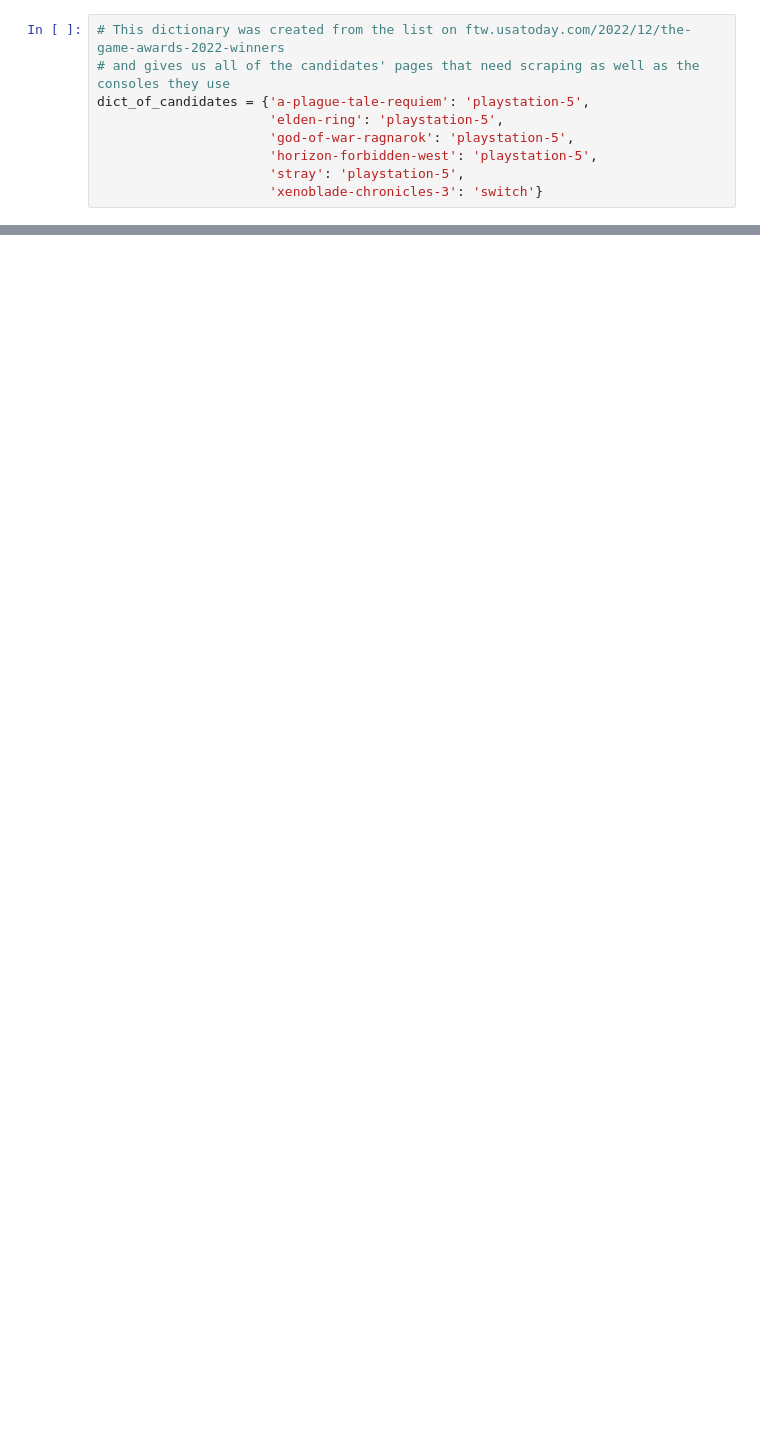
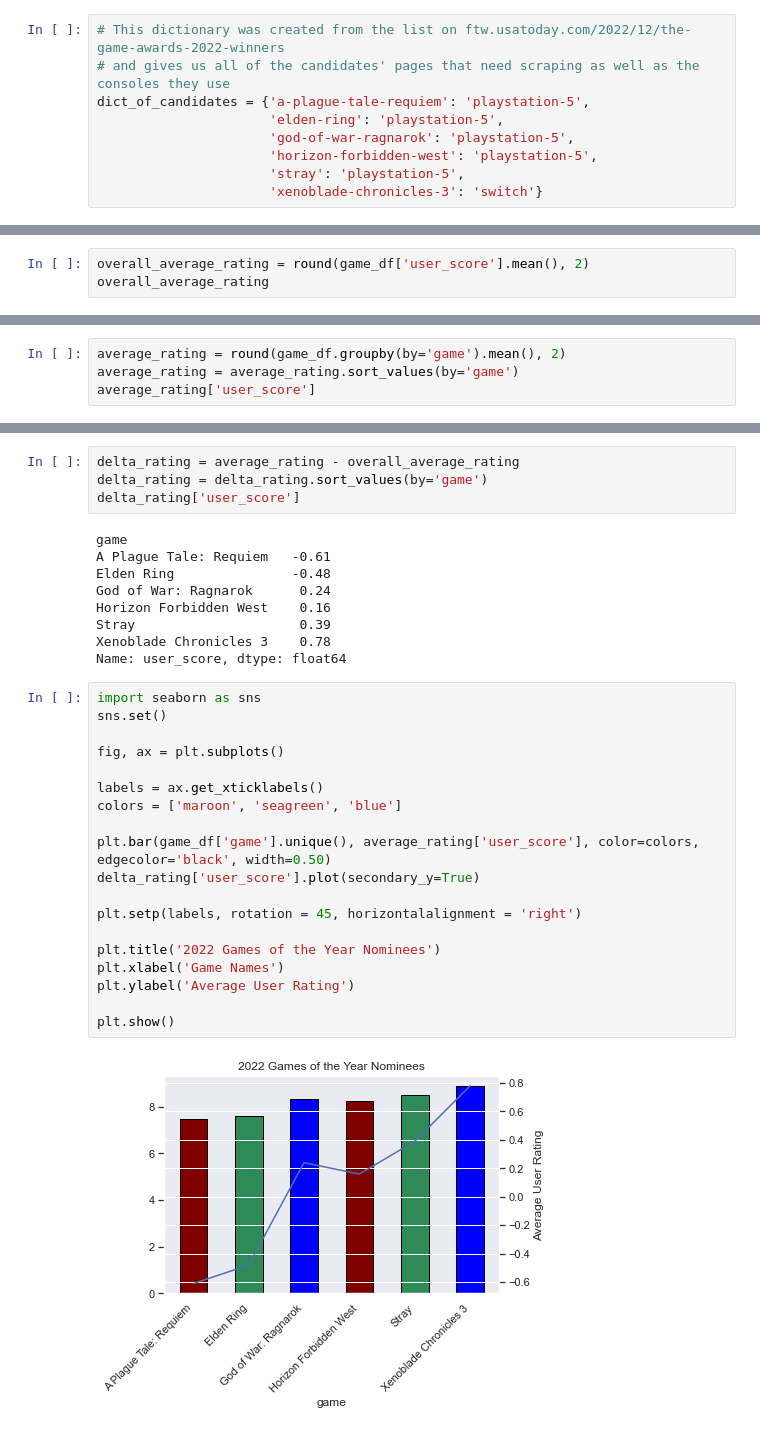
Before and after one commit to bazinga183/2022_Game_of_the_Year, a Jupyter notebook: Game of the Year Candidates.ipynb, the cells around one changed output, grey strips where cells are left out. Cells and saved outputs as stored; diff of their text form; blank space fills up the shorter version.

```diff
--- a/Game of the Year Candidates.ipynb
+++ b/Game of the Year Candidates.ipynb
@@ -164,0 +166,3 @@ dtype: object
+# %%
+overall_average_rating = round(game_df['user_score'].mean(), 2)
+overall_average_rating
@@ -164,0 +171,4 @@ dtype: object
+# %%
+average_rating = round(game_df.groupby(by='game').mean(), 2)
+average_rating = average_rating.sort_values(by='game')
+average_rating['user_score']
@@ -164,0 +184,34 @@ dtype: object
+# %%
+delta_rating = average_rating - overall_average_rating
+delta_rating = delta_rating.sort_values(by='game')
+delta_rating['user_score']
+# %% [output]
+game
+A Plague Tale: Requiem   -0.61
+Elden Ring               -0.48
+God of War: Ragnarok      0.24
+Horizon Forbidden West    0.16
+Stray                     0.39
+Xenoblade Chronicles 3    0.78
+Name: user_score, dtype: float64
+# %%
+import seaborn as sns
+sns.set()
+
+fig, ax = plt.subplots()
+
+labels = ax.get_xticklabels()
+colors = ['maroon', 'seagreen', 'blue']
+
+plt.bar(game_df['game'].unique(), average_rating['user_score'], color=colors, edgecolor='black', width=0.50)
+delta_rating['user_score'].plot(secondary_y=True)
+
+plt.setp(labels, rotation = 45, horizontalalignment = 'right')
+
+plt.title('2022 Games of the Year Nominees')
+plt.xlabel('Game Names')
+plt.ylabel('Average User Rating')
+
+plt.show()
+# %% [output]
+[figure, added]
```
Also changed, not shown: parts of 13 cells of this notebook, 1 other file.
